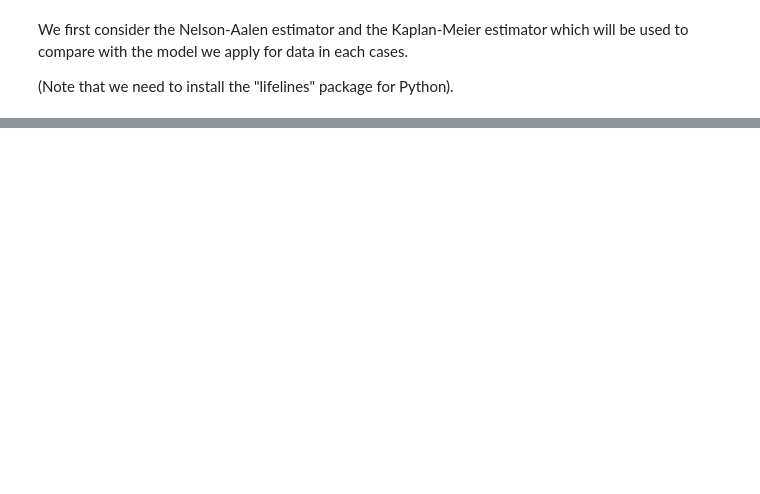
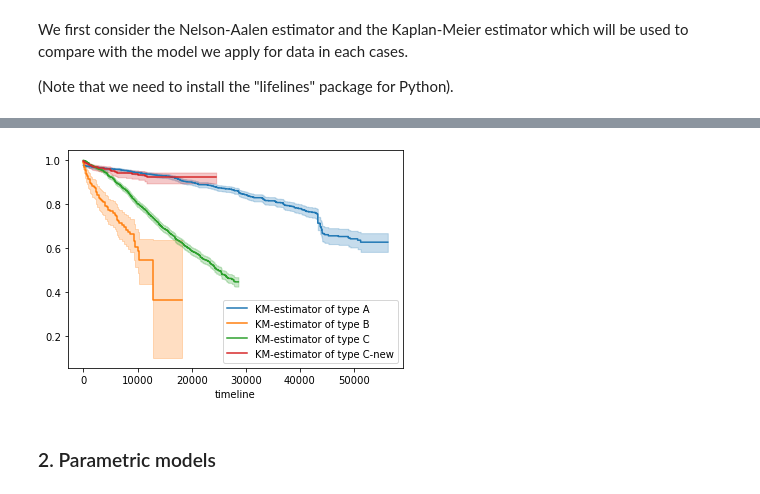
Before and after one commit to nghi-truyen/Flight-Data-Analysis, a Jupyter notebook: FlightDataAnalysis.ipynb, the cells around one changed output, grey strips where cells are left out. Saved outputs shown, nothing was run; the diff lists cells and outputs as text; code cells hidden in the pictures; blank space fills up the shorter version.

```diff
--- a/FlightDataAnalysis.ipynb
+++ b/FlightDataAnalysis.ipynb
@@ -510,0 +153,7 @@ def KME(t,T,d):
+# %%
+for typ in types:
+    KMF(data_types[typ],typ).plot(ci_show=True)
+# %% [output]
+[figure, added]
+# %% [markdown]
+### 2. Parametric models
```
Also changed, not shown: parts of 65 cells of this notebook.
